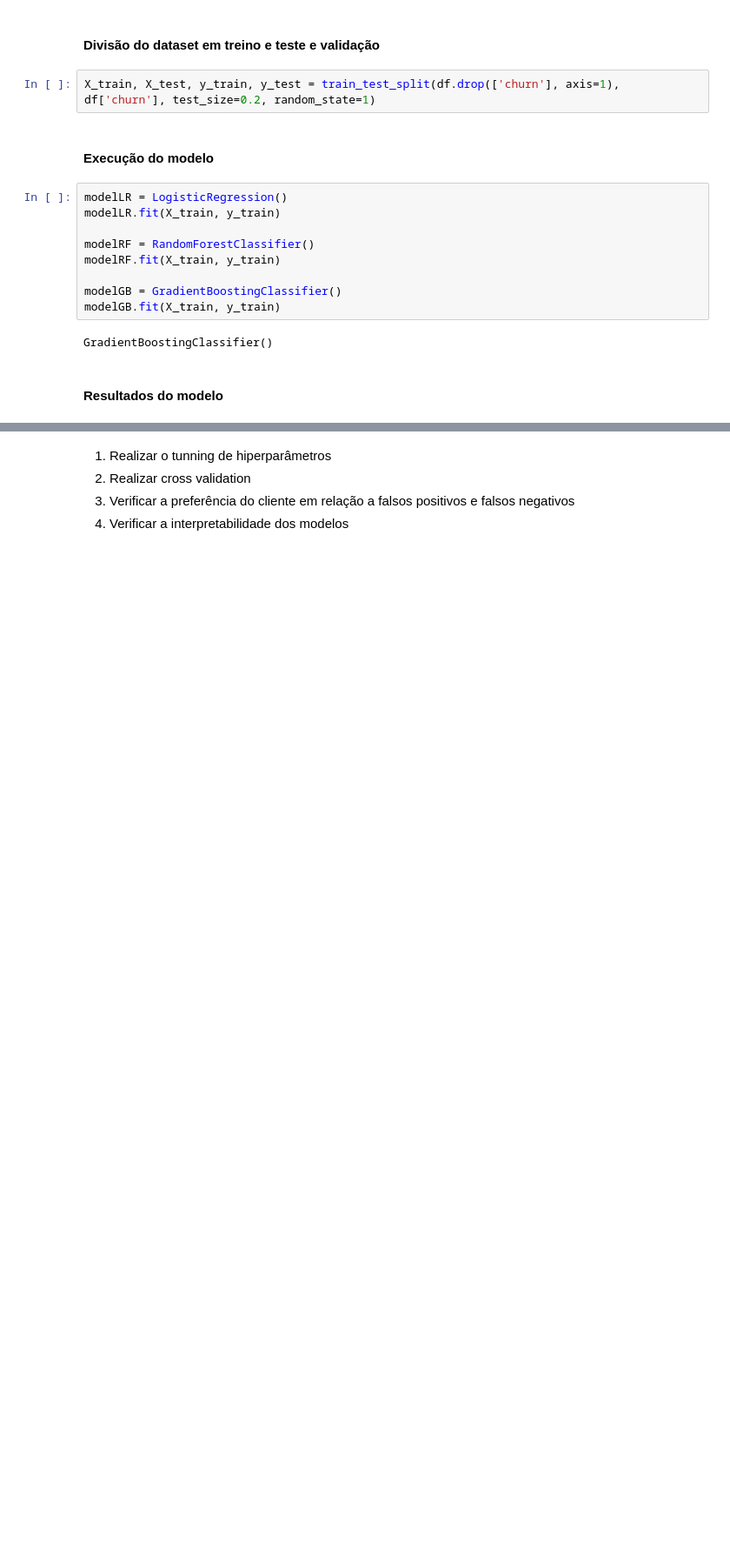
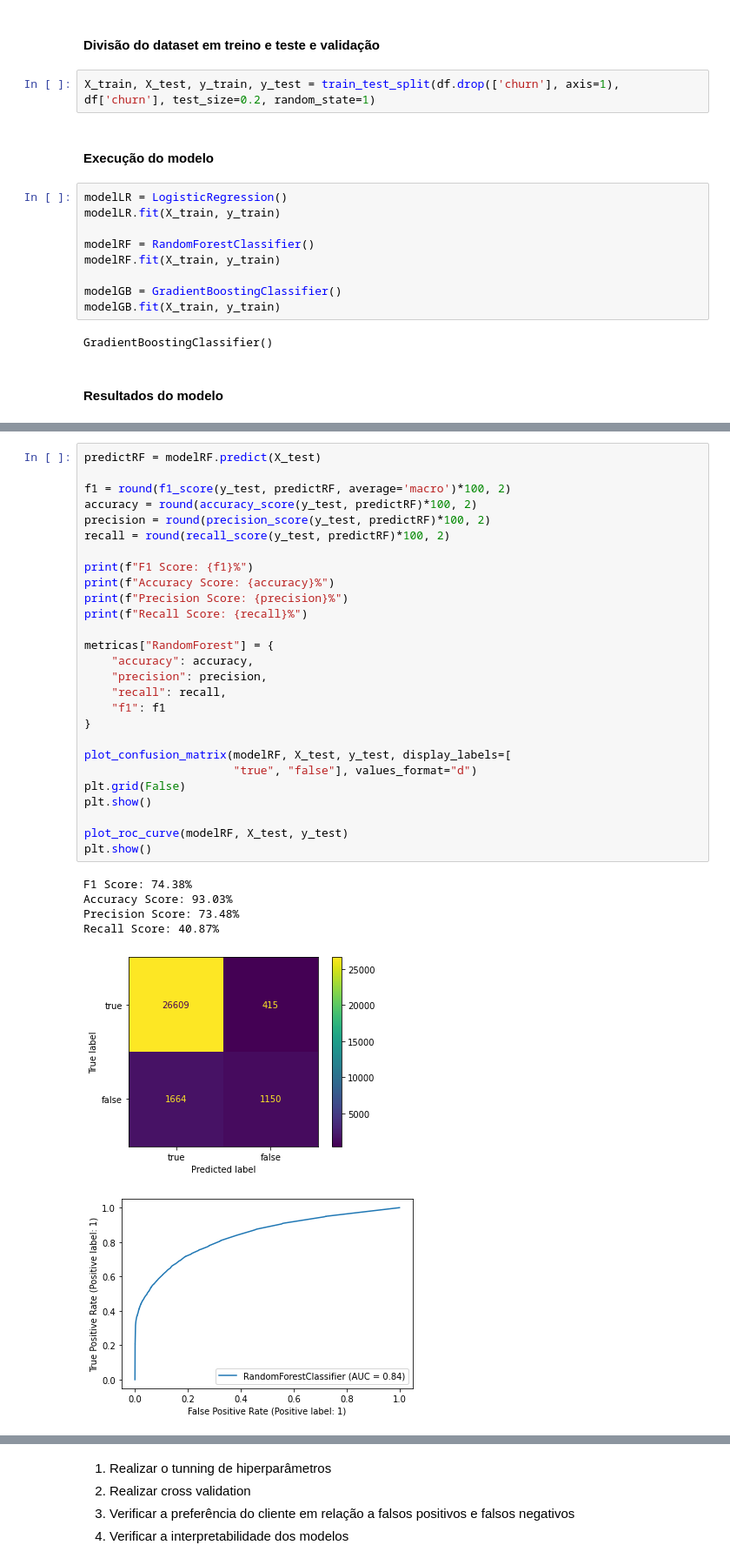
Before and after one commit to felipesilvaibi/predicao_churn, a Jupyter notebook: notebooks/analise_rep_oficial.ipynb, the cells around one changed output, grey strips where cells are left out. Shown at 87% size. Saved outputs shown, nothing was run; the diff lists cells and outputs as text; blank space fills up the shorter version.

Commit message:
feat: Finalização da análise dos modelos

```diff
--- a/notebooks/analise_rep_oficial.ipynb
+++ b/notebooks/analise_rep_oficial.ipynb
@@ -1006,0 +974,34 @@ weighted avg       0.97      0.94      0.95     29838
+# %%
+predictRF = modelRF.predict(X_test)
+
+f1 = round(f1_score(y_test, predictRF, average='macro')*100, 2)
+accuracy = round(accuracy_score(y_test, predictRF)*100, 2)
+precision = round(precision_score(y_test, predictRF)*100, 2)
+recall = round(recall_score(y_test, predictRF)*100, 2)
+
+print(f"F1 Score: {f1}%")
+print(f"Accuracy Score: {accuracy}%")
+print(f"Precision Score: {precision}%")
+print(f"Recall Score: {recall}%")
+
+metricas["RandomForest"] = {
+    "accuracy": accuracy,
+    "precision": precision,
+    "recall": recall,
+    "f1": f1
+}
+
+plot_confusion_matrix(modelRF, X_test, y_test, display_labels=[
+                      "true", "false"], values_format="d")
+plt.grid(False)
+plt.show()
+
+plot_roc_curve(modelRF, X_test, y_test)
+plt.show()
+# %% [output]
+F1 Score: 74.38%
+Accuracy Score: 93.03%
+Precision Score: 73.48%
+Recall Score: 40.87%
+[figure, added]
+[figure, added]
```
Also changed, not shown: parts of 38 cells of this notebook, 1 other file.
